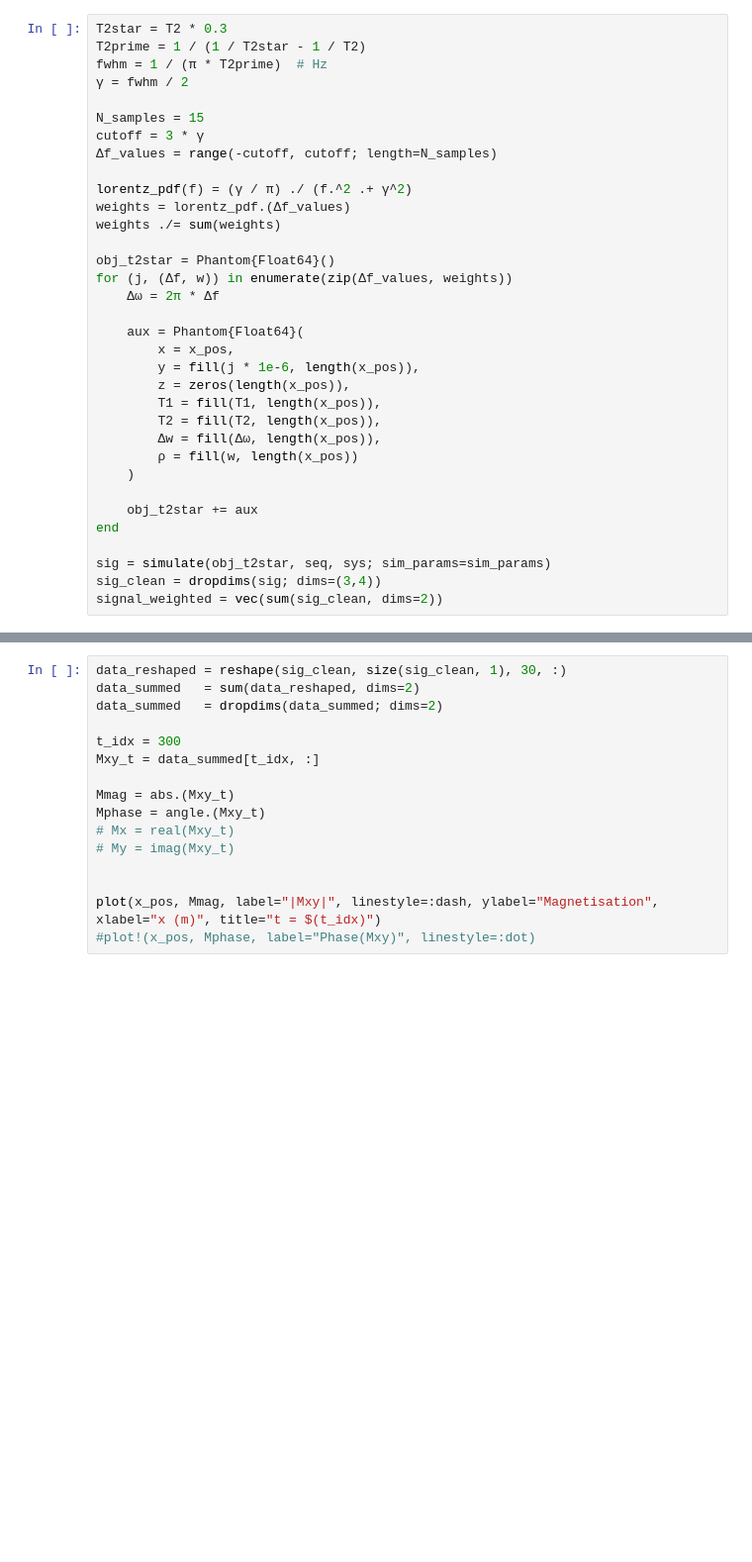
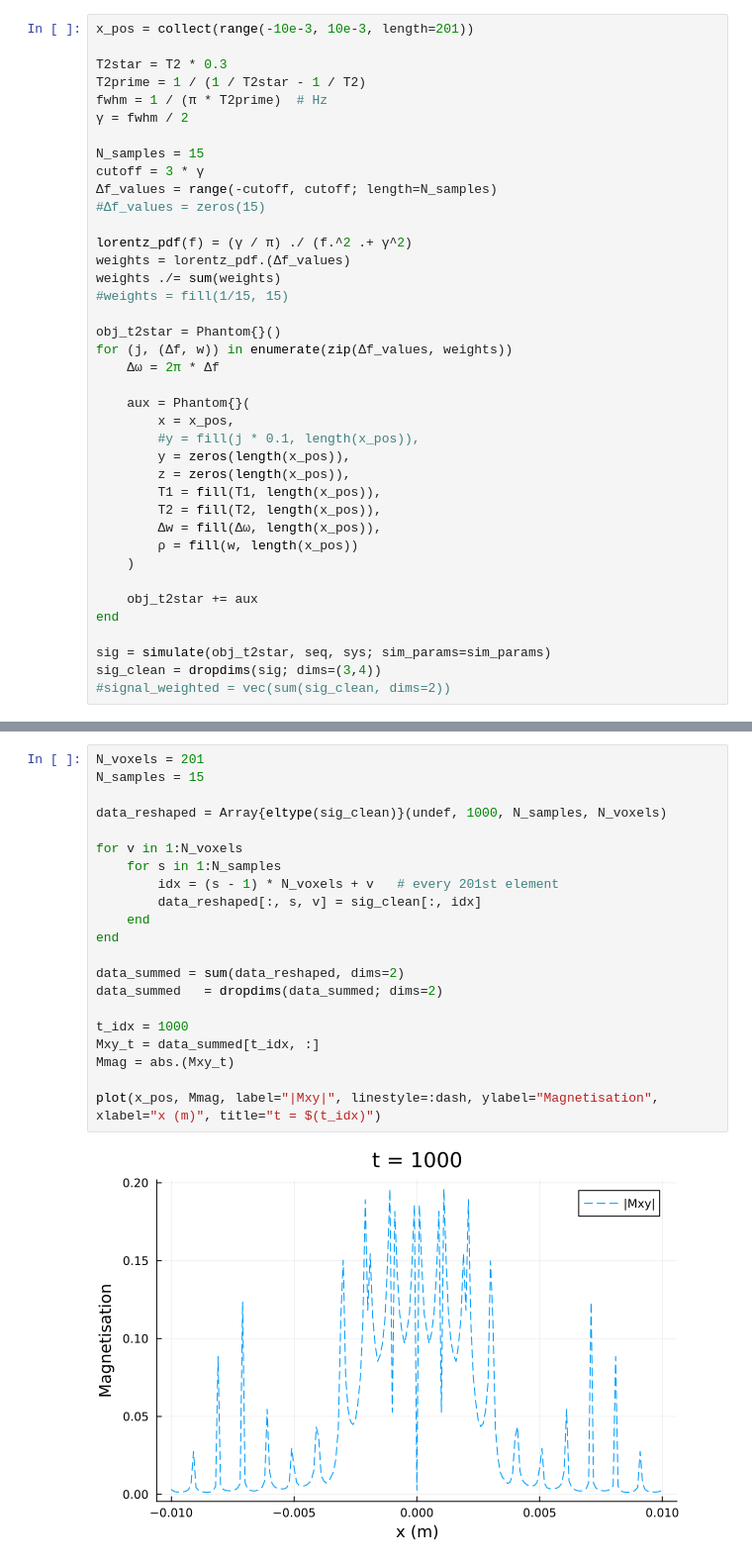
Before and after one commit to lucyarmitage/MScProject, a Jupyter notebook: Dictionary/voxel_contributions.ipynb, the cells around one changed output, grey strips where cells are left out. Shown at 99% size. Saved outputs shown, nothing was run; the diff lists cells and outputs as text; blank space fills up the shorter version.

```diff
--- a/Dictionary/voxel_contributions.ipynb
+++ b/Dictionary/voxel_contributions.ipynb
@@ -118,4 +95,6 @@ scatter!([t_idx], [abs(signal[t_idx])],
 # %%
+x_pos = collect(range(-10e-3, 10e-3, length=201))
+
 T2star = T2 * 0.3
 T2prime = 1 / (1 / T2star - 1 / T2)
 fwhm = 1 / (π * T2prime)  # Hz
@@ -124,18 +103,21 @@ fwhm = 1 / (π * T2prime)  # Hz
 N_samples = 15
 cutoff = 3 * γ
 Δf_values = range(-cutoff, cutoff; length=N_samples)
+#Δf_values = zeros(15)
 
 lorentz_pdf(f) = (γ / π) ./ (f.^2 .+ γ^2)
 weights = lorentz_pdf.(Δf_values)
 weights ./= sum(weights)
+#weights = fill(1/15, 15)
 
-obj_t2star = Phantom{Float64}()
+obj_t2star = Phantom{}()
 for (j, (Δf, w)) in enumerate(zip(Δf_values, weights))
     Δω = 2π * Δf
 
-    aux = Phantom{Float64}(
+    aux = Phantom{}(
         x = x_pos,
-        y = fill(j * 1e-6, length(x_pos)),
+        #y = fill(j * 0.1, length(x_pos)),
+        y = zeros(length(x_pos)),
         z = zeros(length(x_pos)),
         T1 = fill(T1, length(x_pos)),
         T2 = fill(T2, length(x_pos)),
@@ -148,4 +130,4 @@ end
 
 sig = simulate(obj_t2star, seq, sys; sim_params=sim_params)
 sig_clean = dropdims(sig; dims=(3,4))
-signal_weighted = vec(sum(sig_clean, dims=2))
+#signal_weighted = vec(sum(sig_clean, dims=2))
@@ -152,16 +170,23 @@ signal_weighted = vec(sum(sig_clean, dims=2))
 # %%
-data_reshaped = reshape(sig_clean, size(sig_clean, 1), 30, :)
-data_summed   = sum(data_reshaped, dims=2)
+N_voxels = 201
+N_samples = 15
+
+data_reshaped = Array{eltype(sig_clean)}(undef, 1000, N_samples, N_voxels)
+
+for v in 1:N_voxels
+    for s in 1:N_samples
+        idx = (s - 1) * N_voxels + v   # every 201st element
+        data_reshaped[:, s, v] = sig_clean[:, idx]
+    end
+end
+
+data_summed = sum(data_reshaped, dims=2)
 data_summed   = dropdims(data_summed; dims=2)
 
-t_idx = 300
+t_idx = 1000
 Mxy_t = data_summed[t_idx, :]
-
 Mmag = abs.(Mxy_t)
-Mphase = angle.(Mxy_t)
-# Mx = real(Mxy_t)
-# My = imag(Mxy_t)
-
 
 plot(x_pos, Mmag, label="|Mxy|", linestyle=:dash, ylabel="Magnetisation", xlabel="x (m)", title="t = $(t_idx)")
-#plot!(x_pos, Mphase, label="Phase(Mxy)", linestyle=:dot)
+# %% [output]
+[figure, added]
```
Also changed, not shown: parts of 13 cells of this notebook.
